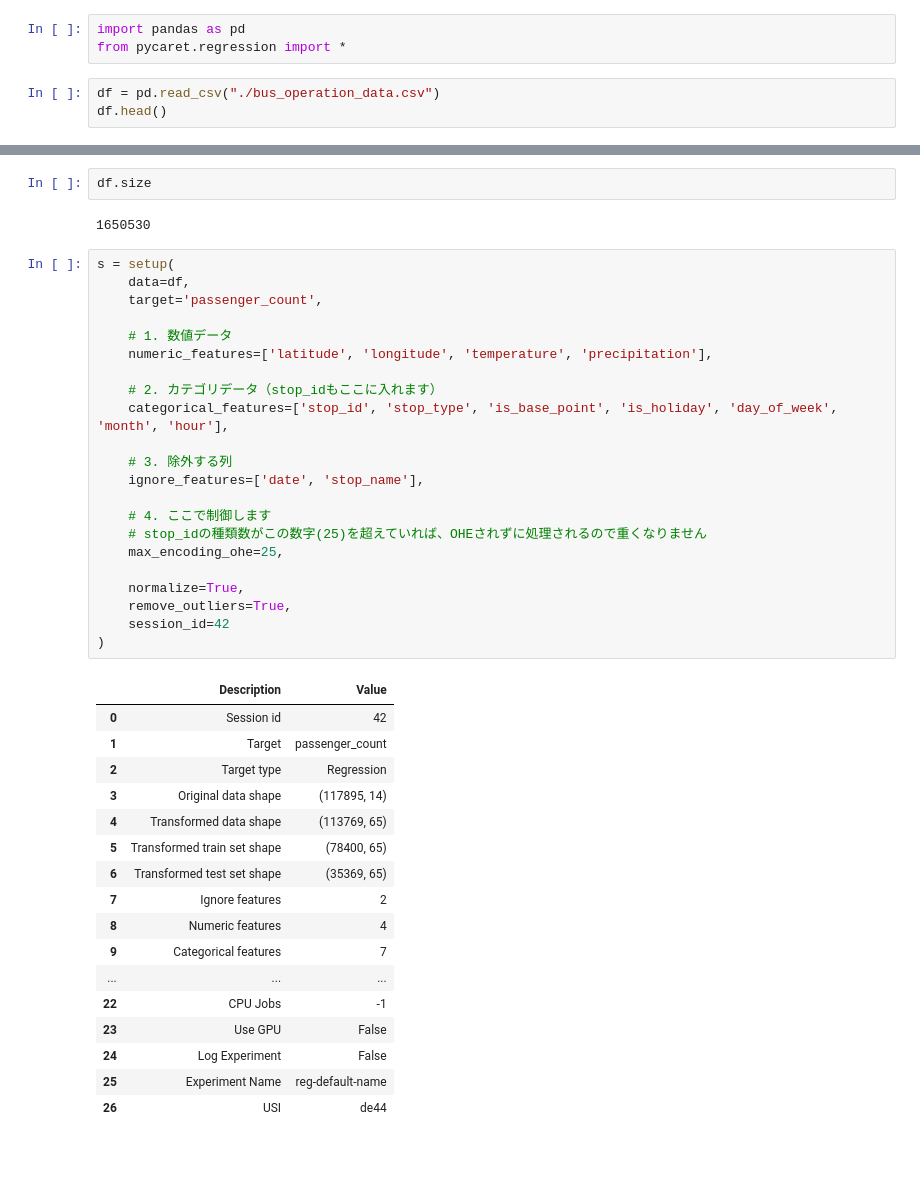
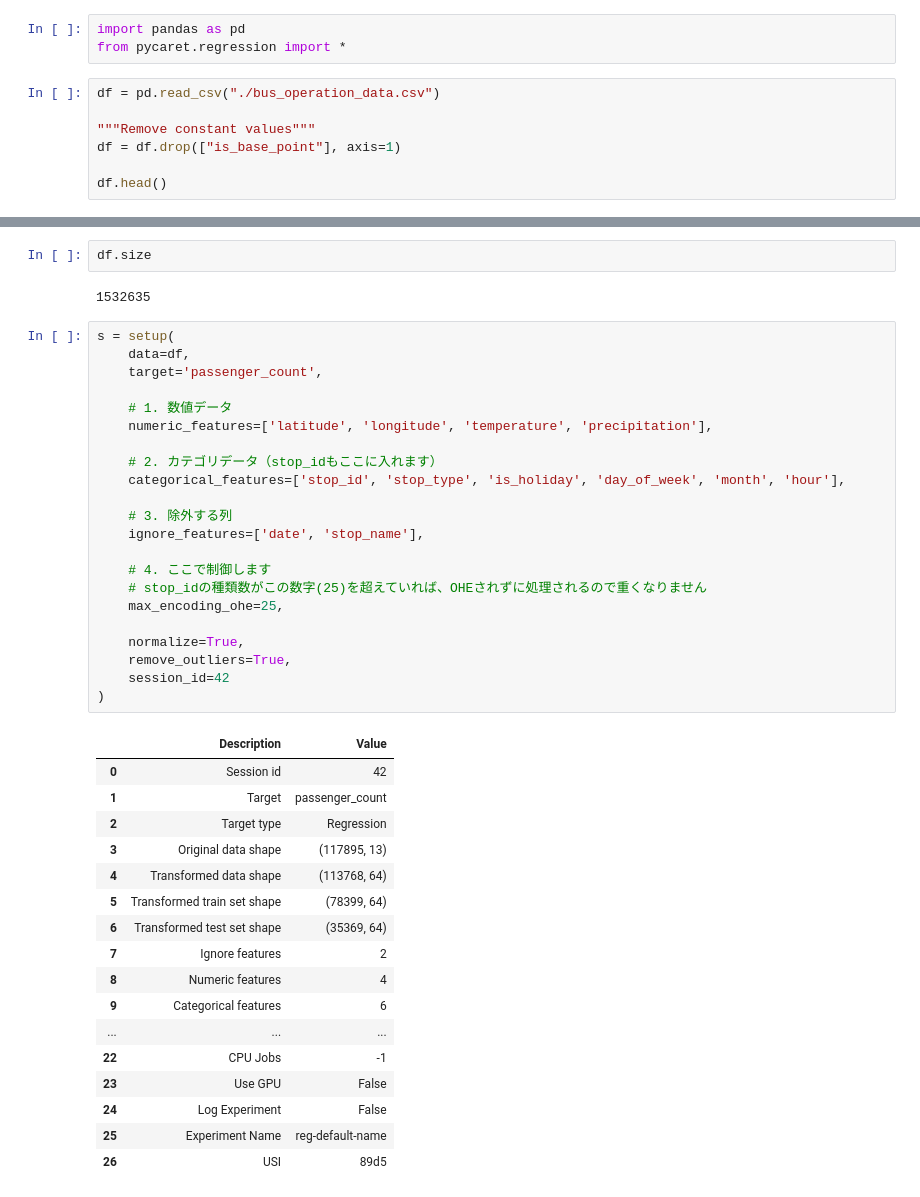
Before and after one commit to chi1180/MOCA---ML, a Jupyter notebook: Learning.ipynb, the cells around one changed output, grey strips where cells are left out. Cells and saved outputs as stored; diff of their text form; blank space fills up the shorter version.

```diff
--- a/Learning.ipynb
+++ b/Learning.ipynb
@@ -3,5 +3,9 @@ import pandas as pd
 from pycaret.regression import *
 # %%
 df = pd.read_csv("./bus_operation_data.csv")
+
+"""Remove constant values"""
+df = df.drop(["is_base_point"], axis=1)
+
 df.head()
 # %% [output]
@@ -26,47 +30,47 @@ df.describe()
 # %%
 df.size
 # %% [output]
-1650530
+1532635
 # %%
 s = setup(
     data=df,
     target='passenger_count',
 
     # 1. 数値データ
     numeric_features=['latitude', 'longitude', 'temperature', 'precipitation'],
 
     # 2. カテゴリデータ（stop_idもここに入れます）
-    categorical_features=['stop_id', 'stop_type', 'is_base_point', 'is_holiday', 'day_of_week', 'month', 'hour'],
+    categorical_features=['stop_id', 'stop_type', 'is_holiday', 'day_of_week', 'month', 'hour'],
 
     # 3. 除外する列
     ignore_features=['date', 'stop_name'],
 
     # 4. ここで制御します
     # stop_idの種類数がこの数字(25)を超えていれば、OHEされずに処理されるので重くなりません
     max_encoding_ohe=25,
 
     normalize=True,
     remove_outliers=True,
     session_id=42
 )
 # %% [output]
 |  | Description | Value |
 | 0 | Session id | 42 |
 | 1 | Target | passenger_count |
 | 2 | Target type | Regression |
-| 3 | Original data shape | (117895, 14) |
-| 4 | Transformed data shape | (113769, 65) |
-| 5 | Transformed train set shape | (78400, 65) |
-| 6 | Transformed test set shape | (35369, 65) |
+| 3 | Original data shape | (117895, 13) |
+| 4 | Transformed data shape | (113768, 64) |
+| 5 | Transformed train set shape | (78399, 64) |
+| 6 | Transformed test set shape | (35369, 64) |
 | 7 | Ignore features | 2 |
 | 8 | Numeric features | 4 |
-| 9 | Categorical features | 7 |
+| 9 | Categorical features | 6 |
 | ... | ... | ... |
 | 22 | CPU Jobs | -1 |
 | 23 | Use GPU | False |
 | 24 | Log Experiment | False |
 | 25 | Experiment Name | reg-default-name |
-| 26 | USI | de44 |
+| 26 | USI | 89d5 |
 # %%
 """ Compare baseline models """
 best = compare_models()
```
Also changed, not shown: parts of 3 cells of this notebook, 1 other file.
